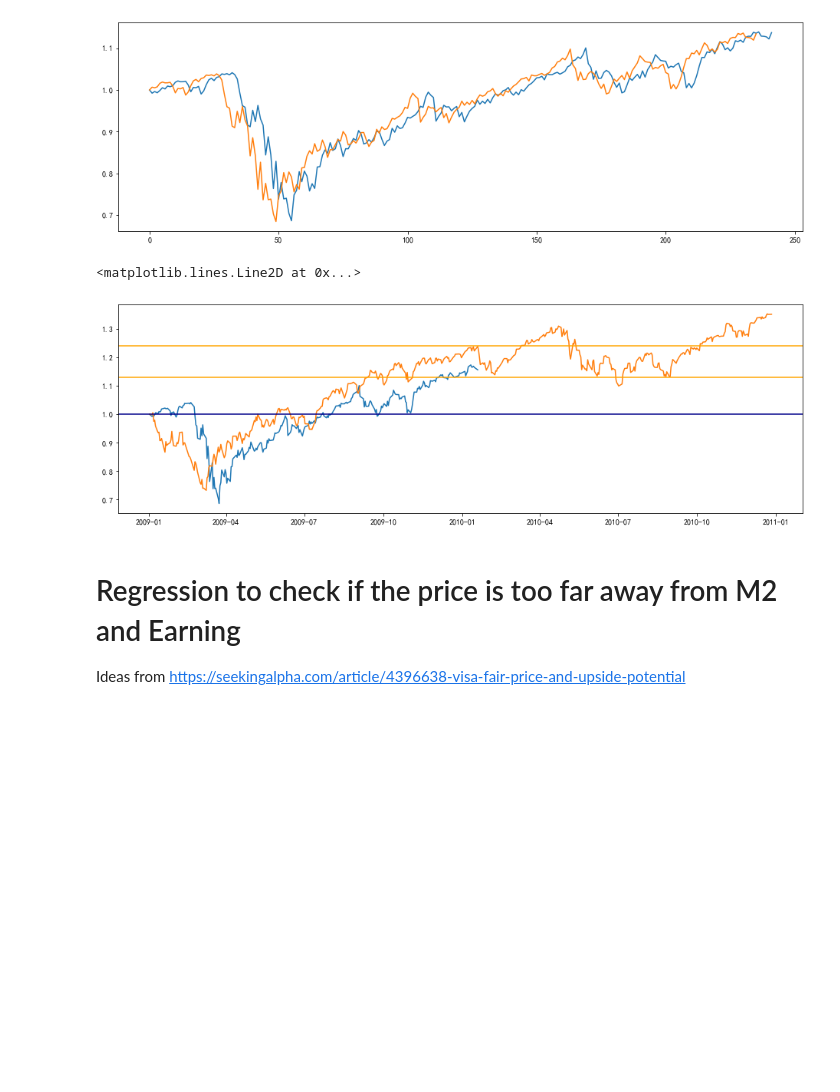
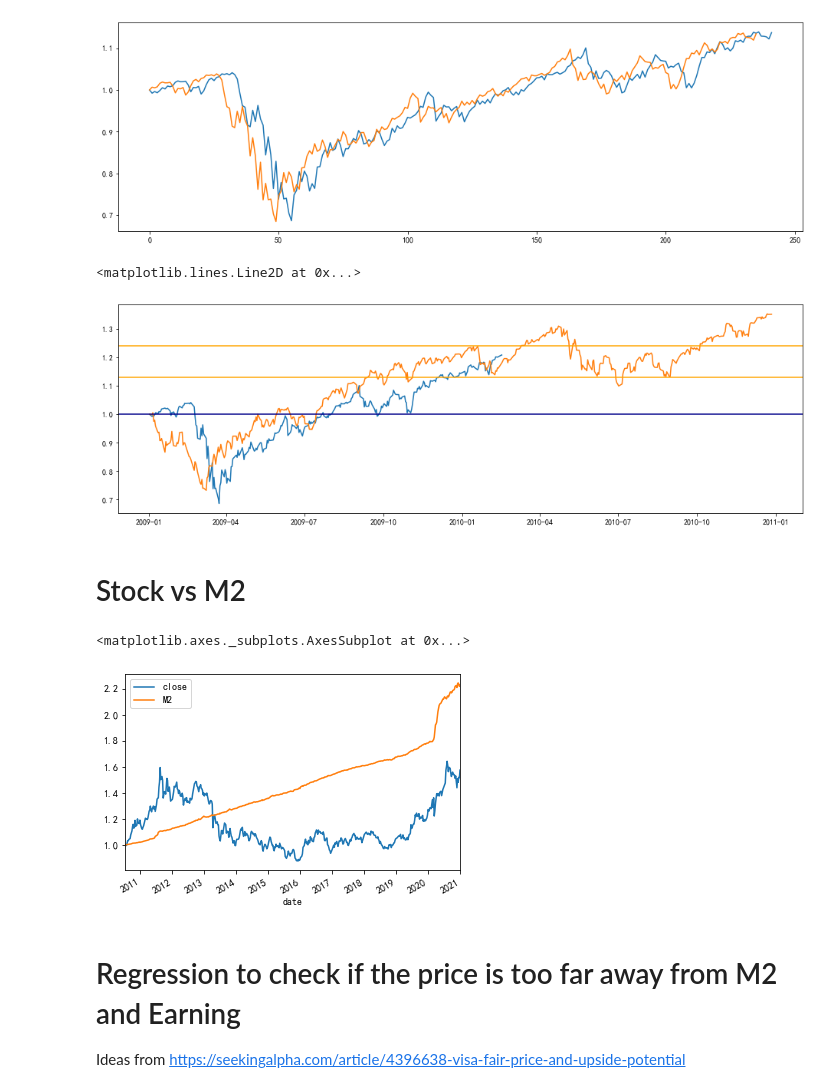
Before and after one commit to yuwei2341/stocks, a Jupyter notebook: Stock_MA.ipynb, the cells around one changed output. Saved outputs shown, nothing was run; the diff lists cells and outputs as text; code cells hidden in the pictures; blank space fills up the shorter version.

Commit message:
refresh stock regression model

```diff
--- a/Stock_MA.ipynb
+++ b/Stock_MA.ipynb
@@ -7,3 +1,22 @@ import matplotlib.pyplot as plt
+# %%
+from IPython.display import display
+
+import pandas as pd
+import numpy as np
+import matplotlib.pyplot as plt
+import seaborn as sns
+from datetime import datetime
+from datetime import timedelta
+import dateutil.parser
+import statsmodels.api as sm
+
+from yahoo_earnings_calendar import YahooEarningsCalendar
+import akshare as ak
+
+
+
+%matplotlib inline
+sns.set_context(font_scale=2)
 # %% [markdown]
 # Invest according to MA
 # %%
@@ -208,7 +221,22 @@ a.axhline(1.24, c='orange')
 a.axhline(1.0, c='darkblue')
 # %% [output]
 <matplotlib.lines.Line2D at 0x...>
-[figure, old version]
+[figure, new version]
+# %% [markdown]
+# Stock vs M2
+# %%
+symbol = "GLD" # "SPY"
+stock_us_daily_df = ak.stock_us_daily(symbol=symbol, adjust="")
+m2_weekly = pd.read_csv('M2.csv')
+m2_weekly['DATE'] = pd.to_datetime(m2_weekly['DATE'])
+# %%
+joined = stock_us_daily_df.join(m2_weekly.set_index('DATE')).dropna()
+joined['close'] = joined['close'] / joined['close'].values[0]
+joined['M2'] = joined['M2'] / joined['M2'].values[0]
+joined[['close', 'M2']].plot()
+# %% [output]
+<matplotlib.axes._subplots.AxesSubplot at 0x...>
+[figure, added]
 # %% [markdown]
 # Regression to check if the price is too far away from M2 and Earning
 
```
Also changed, not shown: parts of 26 cells of this notebook, 3 other files.
